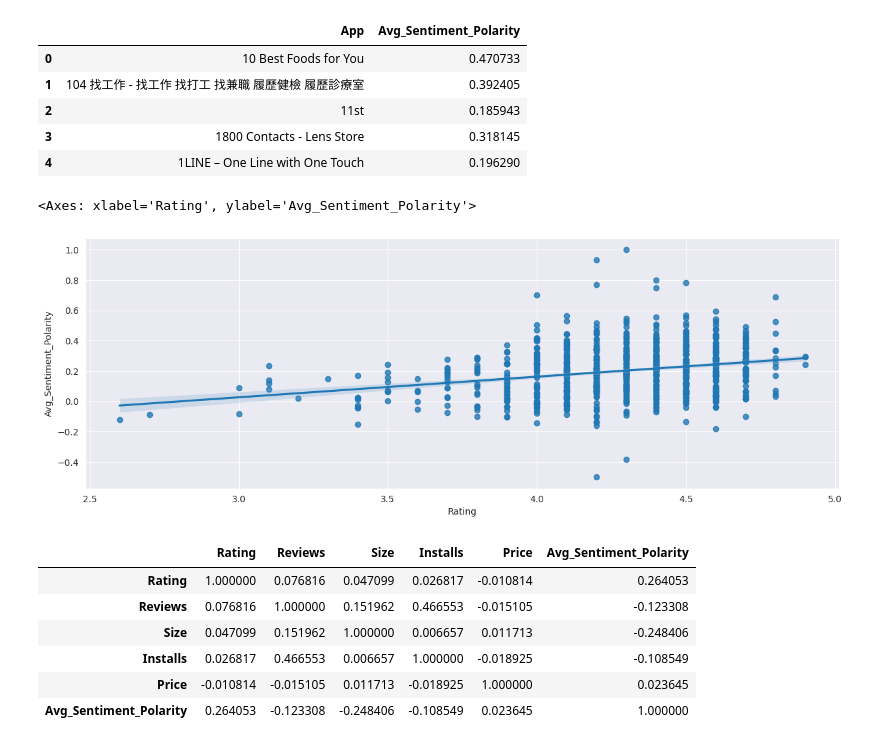
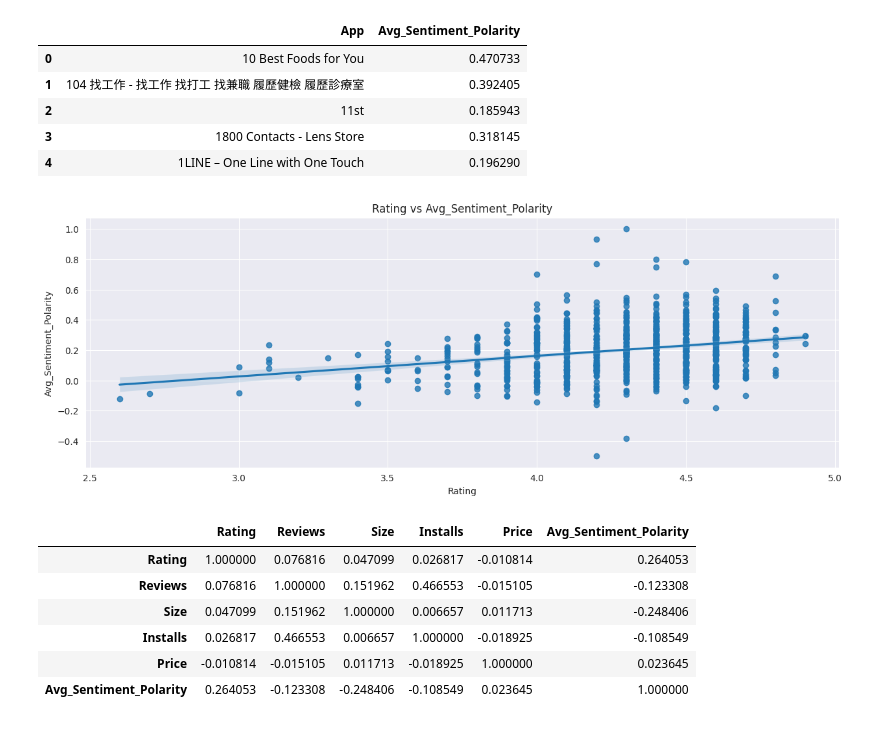
Before and after one commit to Vijaysiraw/Play_store_EDA_project, a Jupyter notebook: Play_Store_Project.ipynb, the cells around one changed output. Drawn from its saved outputs; the diff is of its cells as text; code cells hidden in the pictures.

```diff
--- a/Play_Store_Project.ipynb
+++ b/Play_Store_Project.ipynb
@@ -1567,11 +1572,13 @@ avg_pol.head()
 df3=pd.merge(df,avg_pol)
 # %%
 #plot the rating and sentiment polarity in regression plot
+plt=reload(plt)
 plt.figure(figsize=(15,5))
 sns.regplot(x='Rating',y='Avg_Sentiment_Polarity',data=df3)
+plt.title('Rating vs Avg_Sentiment_Polarity')
+plt.show()
 # %% [output]
-<Axes: xlabel='Rating', ylabel='Avg_Sentiment_Polarity'>
-[figure, old version]
+[figure, new version]
 # %%
 #correlation between data
 df3.corr()
```
Also changed, not shown: parts of 9 cells of this notebook.
